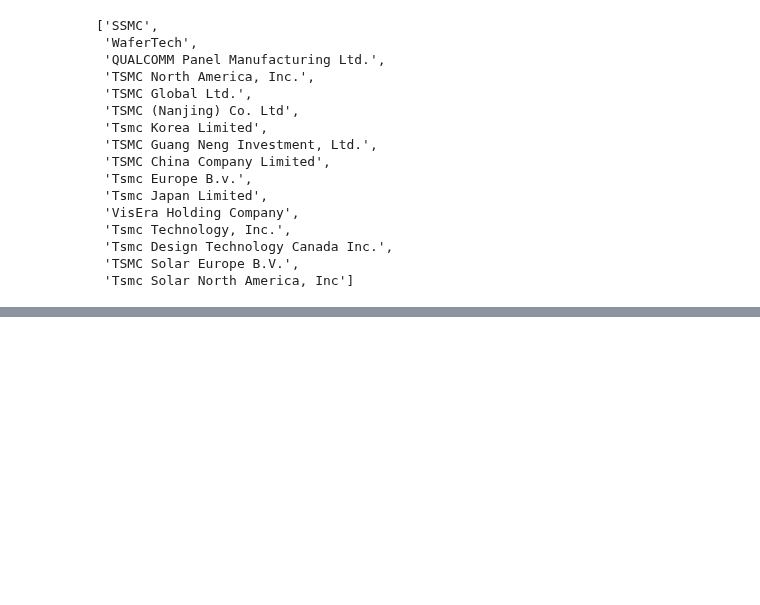
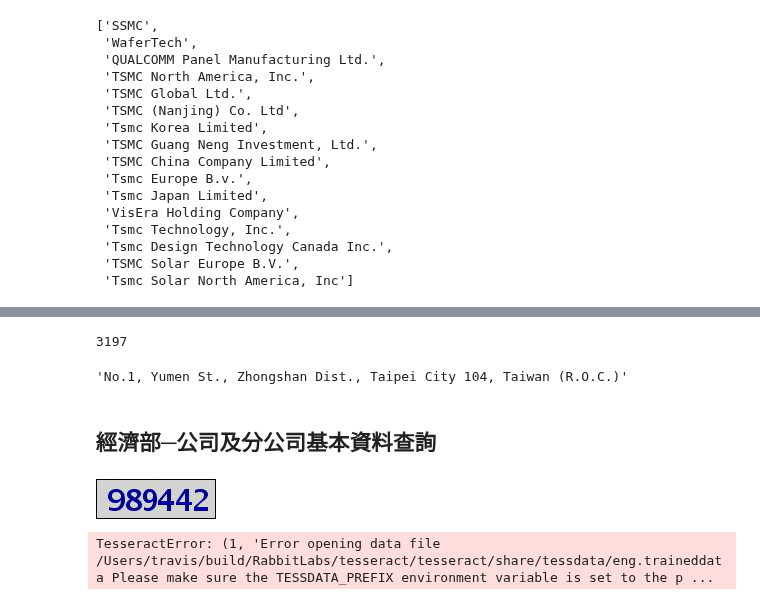
Before and after one commit to ywchiu/ctbc, a Jupyter notebook: Demo20181214.ipynb, the cells around one changed output, grey strips where cells are left out. Drawn from its saved outputs; the diff is of its cells as text; code cells hidden in the pictures; blank space fills up the shorter version.

```diff
--- a/Demo20181214.ipynb
+++ b/Demo20181214.ipynb
@@ -238,0 +262,5 @@ getSubCompany('台積電')
+# %%
+import pytesseract
+print(pytesseract.image_to_string(Image.open('captcha.jpg')))
+# %% [output]
+3197
@@ -238,0 +312,6 @@ getSubCompany('台積電')
+# %%
+soup2.select_one('#tb1 td').text
+# %% [output]
+'No.1, Yumen St., Zhongshan Dist., Taipei City 104, Taiwan (R.O.C.)'
+# %% [markdown]
+## 經濟部─公司及分公司基本資料查詢
@@ -238,0 +327,5 @@ getSubCompany('台積電')
+# %%
+from PIL import Image
+Image.open('kaptcha.jpg')
+# %% [output]
+[figure, added]
@@ -238,0 +334,9 @@ getSubCompany('台積電')
+# %%
+import pytesseract
+from PIL import Image
+pytesseract.pytesseract.tesseract_cmd = r'./tesseract'
+print(pytesseract.image_to_string(Image.open('kaptcha.jpg'), \
+                        boxes = False,
+                        config='--psm 12 --oem 3 -c tessedit_char_whitelist=0123456789'))
+# %% [output]
+TesseractError: (1, 'Error opening data file /Users/travis/build/RabbitLabs/tesseract/tesseract/share/tessdata/eng.traineddata Please make sure the TESSDATA_PREFIX environment variable is set to the p ...
```
Also changed, not shown: parts of 10 cells of this notebook.
